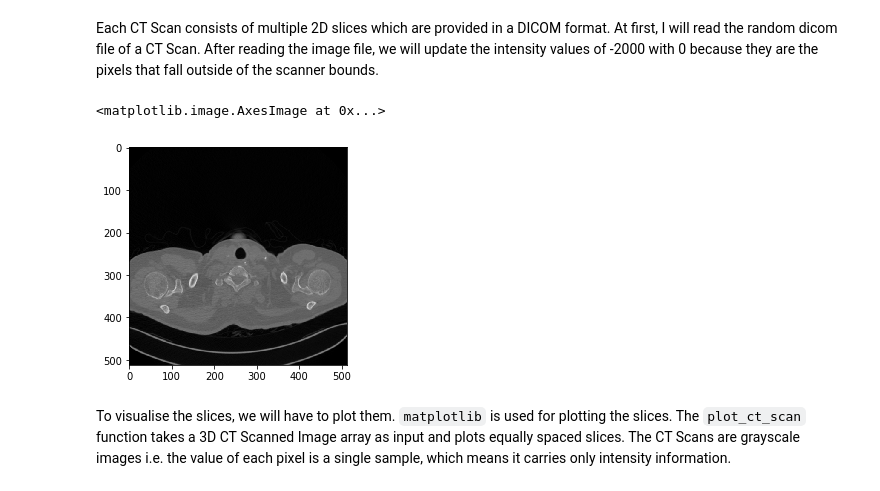
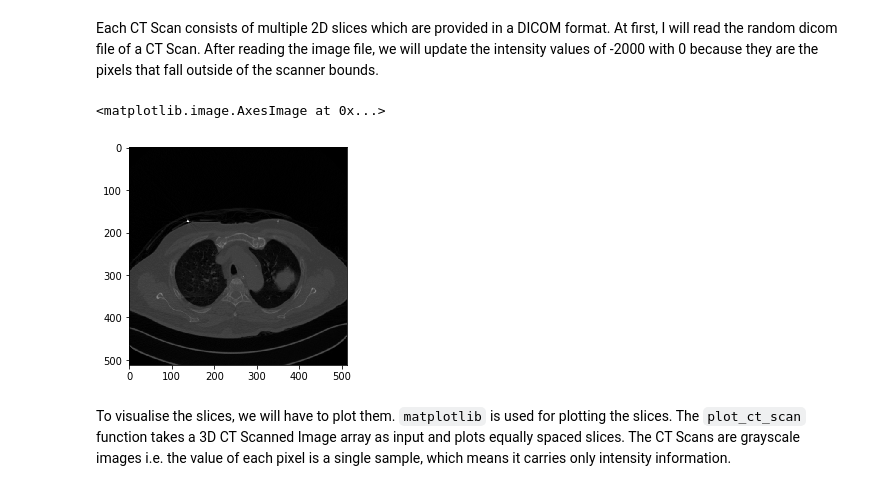
Before and after one commit to Maen1/lung_cancer_segmentation, a Jupyter notebook: dicom-preprocessing.ipynb, the cells around one changed output. Saved outputs shown, nothing was run; the diff lists cells and outputs as text; code cells hidden in the pictures.

```diff
--- a/dicom-preprocessing.ipynb
+++ b/dicom-preprocessing.ipynb
@@ -47,14 +49,14 @@ IM-0009-0635.dcm
 Each CT Scan consists of multiple 2D slices which are provided in a DICOM format. At first, I will read the random dicom file of a CT Scan. After reading the image file, we will update the intensity values of -2000 with 0 because they are the pixels that fall outside of the scanner bounds.
 # %%
 # Any results you write to the current directory are saved as output.
-lung = dicom.read_file('../zip/abd/IM-0008-0090.dcm')
+lung = dicom.read_file('../datasets/azm/IM-0008-0241.dcm')
 
 slice = lung.pixel_array
 slice[slice == -2000] = 0
 plt.imshow(slice, cmap=plt.cm.gray)
 # %% [output]
 <matplotlib.image.AxesImage at 0x...>
-[figure, old version]
+[figure, new version]
 # %%
 def read_ct_scan(folder_name):
         # Read the slices from the dicom file
```
Also changed, not shown: parts of 12 cells of this notebook, 1 other file.
